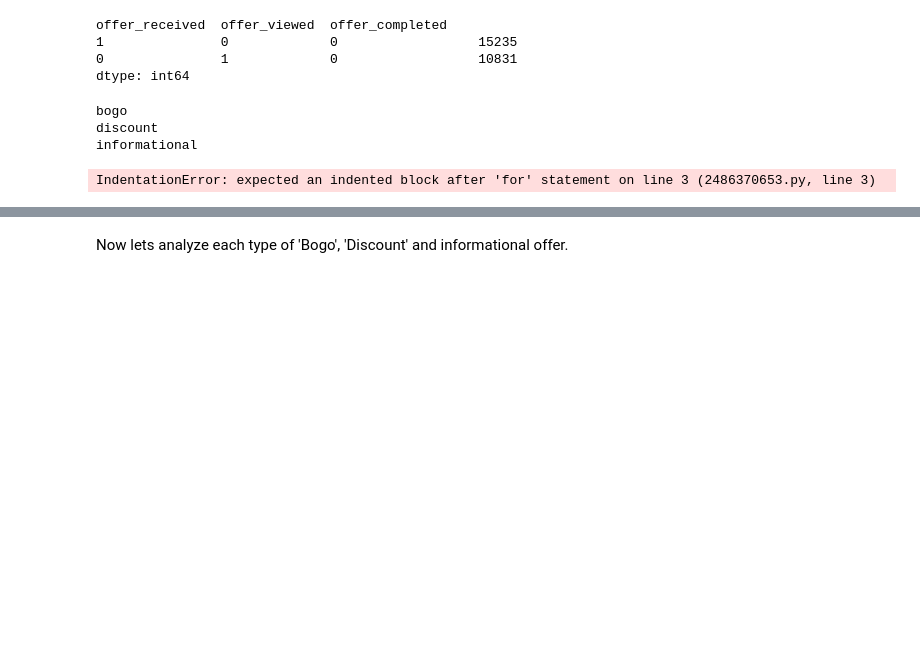
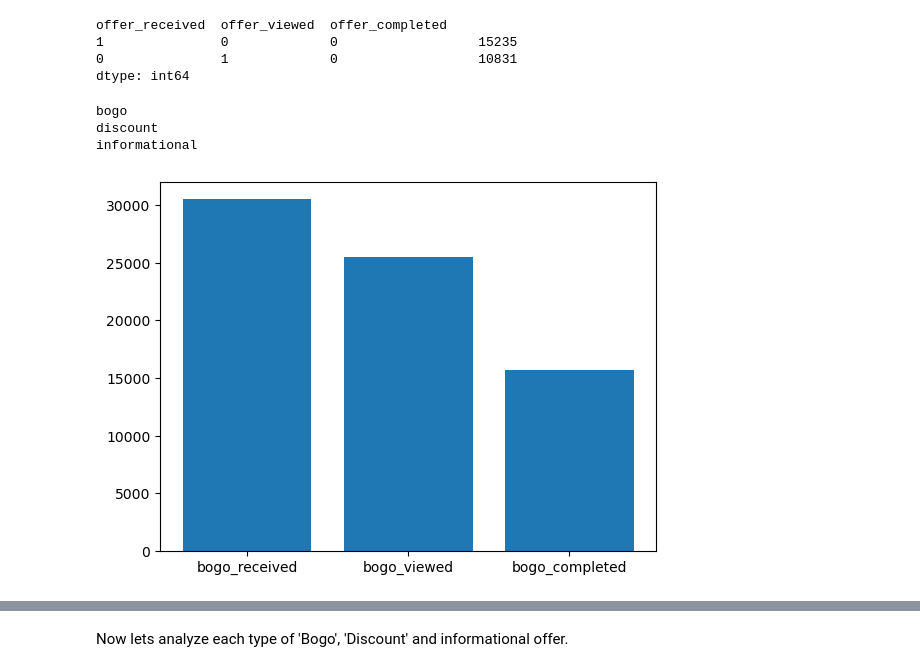
Before and after one commit to Daniel-Hutcheson/starbucks_capstone_project, a Jupyter notebook: Starbucks_Capstone_notebook.ipynb, the cells around one changed output, grey strips where cells are left out. Drawn from its saved outputs; the diff is of its cells as text; code cells hidden in the pictures; blank space fills up the shorter version.

```diff
--- a/Starbucks_Capstone_notebook.ipynb
+++ b/Starbucks_Capstone_notebook.ipynb
@@ -921,9 +921,11 @@ for type in data_offers.offer_type.unique():
 bogo
 discount
 informational
-# %%
-fig, axes = plt.subplots(1, 3, figsize=(12,4))
-
-for offer_type in data_offers.offer_type.unique():
-# %% [output]
-IndentationError: expected an indented block after 'for' statement on line 3 (2486370653.py, line 3)
+# %%
+bogo_received = data_offers[data_offers.offer_type == 'bogo'].offer_received.sum()
+bogo_viewed = data_offers[data_offers.offer_type == 'bogo'].offer_viewed.sum()
+bogo_completed = data_offers[data_offers.offer_type == 'bogo'].offer_completed.sum()
+
+plt.bar(['bogo_received','bogo_viewed','bogo_completed'], [bogo_received,bogo_viewed,bogo_completed]);
+# %% [output]
+[figure, added]
```
Also changed, not shown: parts of 2 cells of this notebook.
